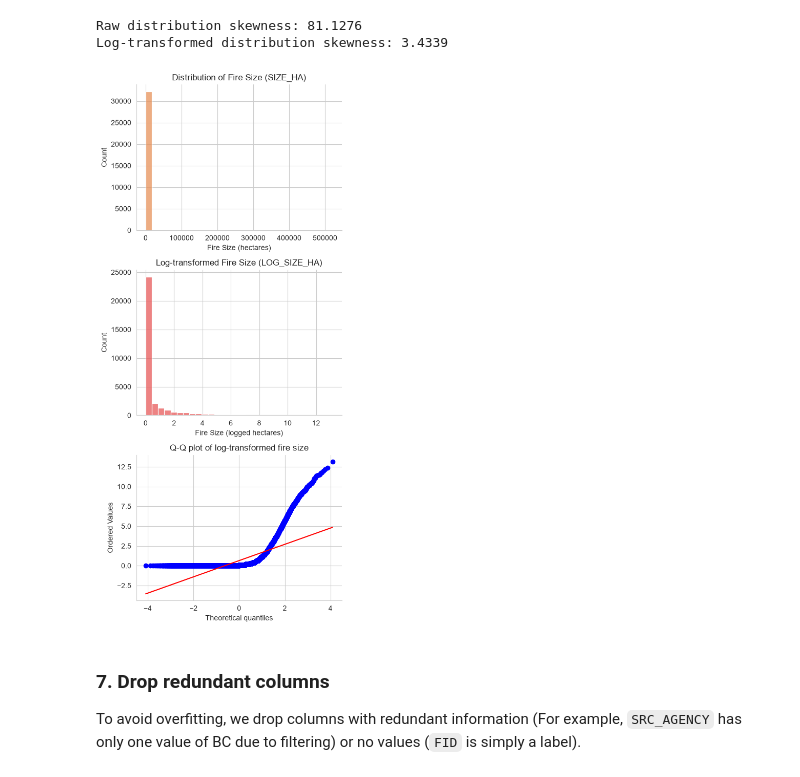
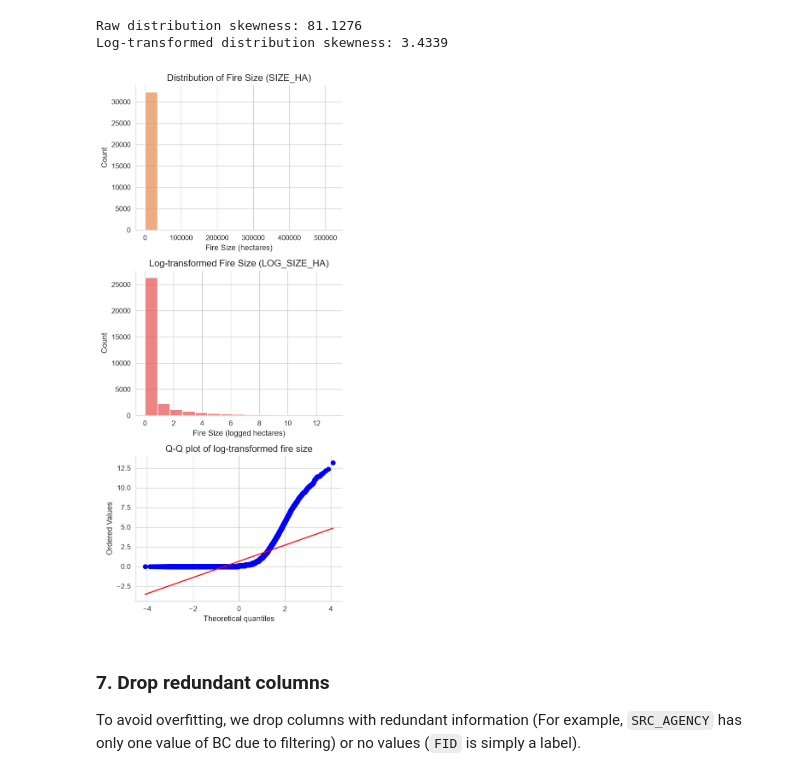
Before and after one commit to cda79/IAT461-Final, a Jupyter notebook: IAT461_wildfires.ipynb, the cells around one changed output. Cells and saved outputs as stored; diff of their text form; code cells hidden in the pictures.

```diff
--- a/IAT461_wildfires.ipynb
+++ b/IAT461_wildfires.ipynb
@@ -36,8 +36,14 @@ import scipy.stats as stats
 # Configure plotting styles and disable warnings
 # import warnings
 # warnings.filterwarnings("ignore")
-plt.rcParams["figure.dpi"] = 100
 sns.set_style("whitegrid")
+plt.rcParams.update({
+    'figure.dpi': 120,
+    'axes.spines.top': False,
+    'axes.spines.right': False,
+    'axes.titlesize': 13,
+    'axes.labelsize': 11,
+})
 RANDOM_STATE = 42
 
 print("Setup complete.")
@@ -447,36 +453,36 @@ import matplotlib.pyplot as plt
 import seaborn as sns
 import scipy.stats as stats
 
 fig, axes = plt.subplots(3, 1, figsize=(5, 11))
 
 outcome = df['SIZE_HA']
 outcome_logged = df['LOG_SIZE_HA']
 
 # Draw histogram of raw outcome distribution
 sns.histplot(outcome,
              color="#e8925a",
-             bins=30,
+             bins=15,
              ax=axes[0])
 axes[0].set_title("Distribution of Fire Size (SIZE_HA)")
 axes[0].set_xlabel("Fire Size (hectares)")
 
 # Draw histogram of log-transformed outcome distribution
 sns.histplot(outcome_logged,
              color="#e85a5a",
-             bins=30,
+             bins=15,
              ax=axes[1])
 axes[1].set_title("Log-transformed Fire Size (LOG_SIZE_HA)")
 axes[1].set_xlabel("Fire Size (logged hectares)")
 
 # Q-Q plot comparing log-transformed distribution to a normal distribution
 stats.probplot(outcome_logged, dist="norm", plot=axes[2])
 axes[2].set_title("Q-Q plot of log-transformed fire size")
 
 sns.despine()
 plt.tight_layout()
 plt.show()
 # %% [output]
-[figure, old version]
+[figure, new version]
 # %% [markdown]
 ### 7. Drop redundant columns
 To avoid overfitting, we drop columns with redundant information (For example, `SRC_AGENCY` has only one value of BC due to filtering) or no values (`FID` is simply a label).
```
Also changed, not shown: parts of 4 cells of this notebook.
